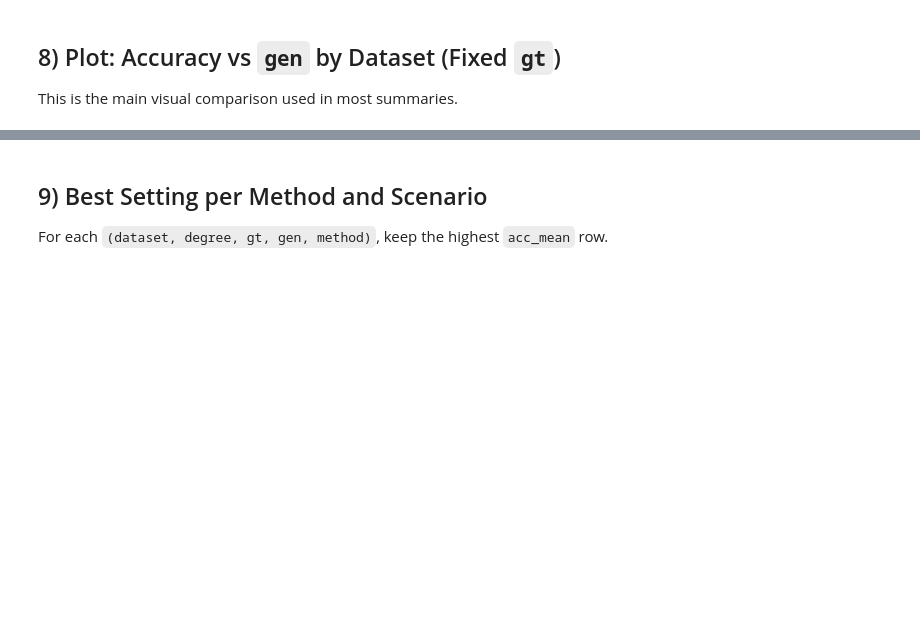
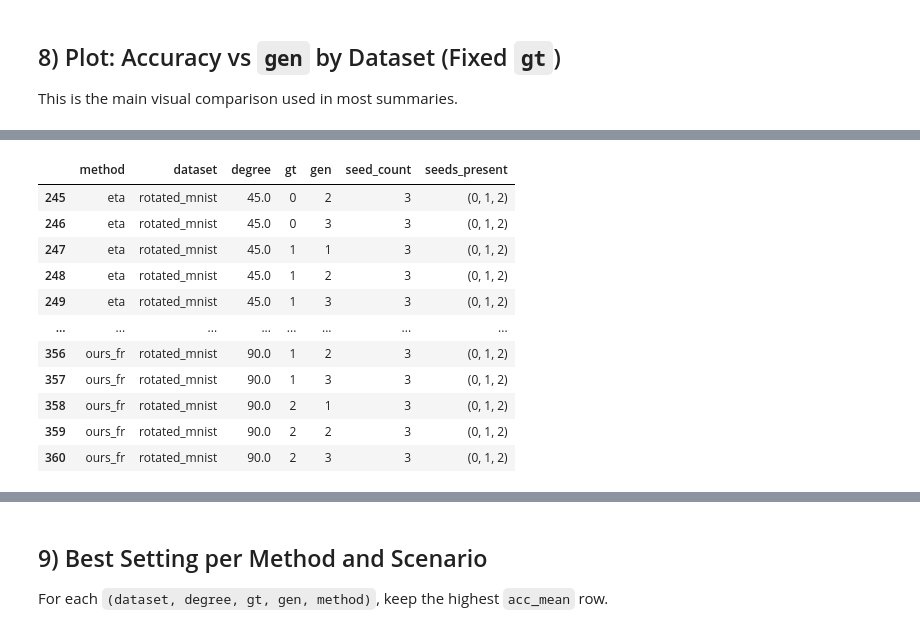
Before and after one commit to chenyuen0103/GOAT, a Jupyter notebook: analyze_results_summary.ipynb, the cells around one changed output, grey strips where cells are left out. Cells and saved outputs as stored; diff of their text form; code cells hidden in the pictures; blank space fills up the shorter version.

```diff
--- a/analyze_results_summary.ipynb
+++ b/analyze_results_summary.ipynb
@@ -288,0 +499,79 @@ for group_title, methods in method_groups:
+# %%
+import json, glob
+import pandas as pd
+
+EXPECTED_SEEDS = {0, 1, 2, 3, 4}
+EXPECTED_SEEDS_TUPLE = tuple(sorted(EXPECTED_SEEDS))
+EXPECTED_N = len(EXPECTED_SEEDS)
+
+# Only the canonical setting: pseudo + prototypes + bic, and no ensemble.
+files = [
+    fp for fp in glob.glob("logs_rerun/**/*_curves.jsonl", recursive=True)
+    if "pseudo_prototypes_bic" in fp and "ensemble" not in fp.lower()
+]
+
+mismatch = []
+
+for fp in sorted(files):
+    with open(fp) as f:
+        for i, line in enumerate(f, 1):
+            line = line.strip()
+            if not line:
+                continue
+
+            obj = json.loads(line)
+            methods = obj.get("methods", {})
+            if not isinstance(methods, dict):
+                continue
+
+            vals = {}
+            for m, rec in methods.items():
+                if not isinstance(rec, dict):
+                    continue
+                tc = rec.get("test_curve")
+                if isinstance(tc, list) and len(tc) > 0:
+                    vals[m] = tc[0]
+
+            if len(vals) >= 2 and len(set(vals.values())) > 1:
+                mismatch.append((fp, i, vals))
+
+print(f"files={len(files)} mismatches={len(mismatch)}")
+for fp, i, vals in mismatch:
+    print(fp, i, vals)
+
+
+methods = ["goat", "goatcw", "eta", "ours_fr"]
+rows = []
+
+for m in methods:
+    valid = plot_src[plot_src[m].notna()].copy()
+
+    g = (
+        valid.groupby(["dataset", "degree", "gt", "gen"], dropna=False)
+        .agg(
+            acc_mean=(m, "mean"),
+            acc_std=(m, "std"),
+            seed_count=("seed", "nunique"),
+            seeds_present=("seed", lambda s: tuple(sorted(set(s)))),
+        )
+        .reset_index()
+    )
+    g["method"] = m
+    g["complete_0to4"] = (
+        g["seed_count"].eq(EXPECTED_N)
+        & g["seeds_present"].apply(lambda x: x == EXPECTED_SEEDS_TUPLE)
+    )
+    rows.append(g)
+
+best = pd.concat(rows, ignore_index=True)
+
+bad_lines = best[~best["complete_0to4"]].sort_values(
+    ["method", "dataset", "degree", "gt", "gen"]
+)
+
+display(
+    bad_lines[
+        ["method", "dataset", "degree", "gt", "gen", "seed_count", "seeds_present"]
+    ]
+)
+# %% [output]
@@ -288,0 +579,12 @@ for group_title, methods in method_groups:
+|  | method | dataset | degree | gt | gen | seed_count | seeds_present |
+| 245 | eta | rotated_mnist | 45.0 | 0 | 2 | 3 | (0, 1, 2) |
+| 246 | eta | rotated_mnist | 45.0 | 0 | 3 | 3 | (0, 1, 2) |
+| 247 | eta | rotated_mnist | 45.0 | 1 | 1 | 3 | (0, 1, 2) |
+| 248 | eta | rotated_mnist | 45.0 | 1 | 2 | 3 | (0, 1, 2) |
+| 249 | eta | rotated_mnist | 45.0 | 1 | 3 | 3 | (0, 1, 2) |
+| ... | ... | ... | ... | ... | ... | ... | ... |
+| 356 | ours_fr | rotated_mnist | 90.0 | 1 | 2 | 3 | (0, 1, 2) |
+| 357 | ours_fr | rotated_mnist | 90.0 | 1 | 3 | 3 | (0, 1, 2) |
+| 358 | ours_fr | rotated_mnist | 90.0 | 2 | 1 | 3 | (0, 1, 2) |
+| 359 | ours_fr | rotated_mnist | 90.0 | 2 | 2 | 3 | (0, 1, 2) |
+| 360 | ours_fr | rotated_mnist | 90.0 | 2 | 3 | 3 | (0, 1, 2) |
```
Also changed, not shown: parts of 22 cells of this notebook, 59 other files.
